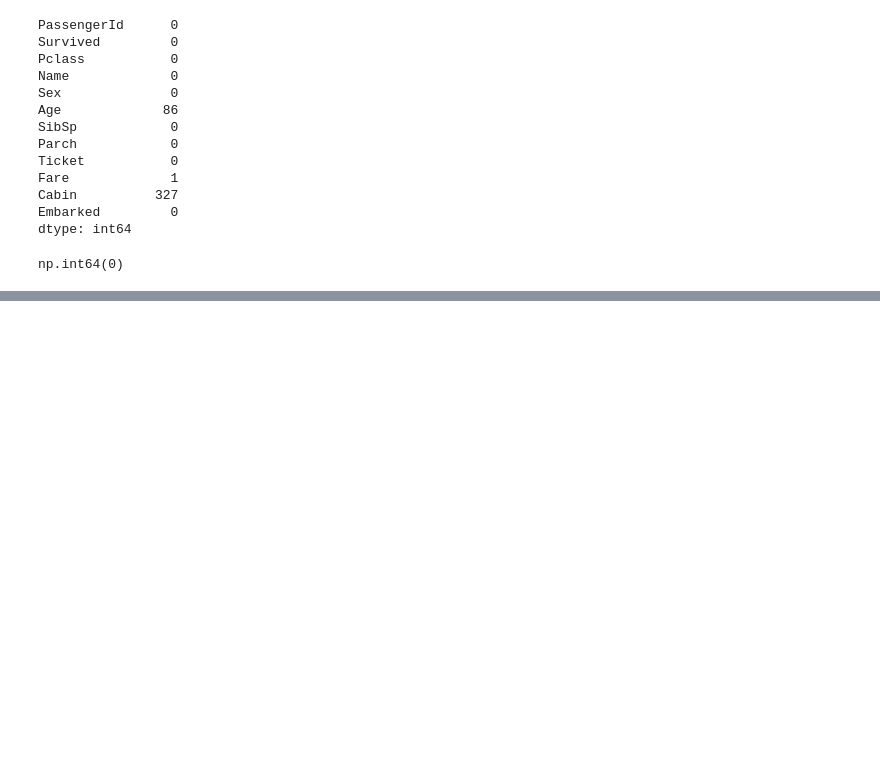
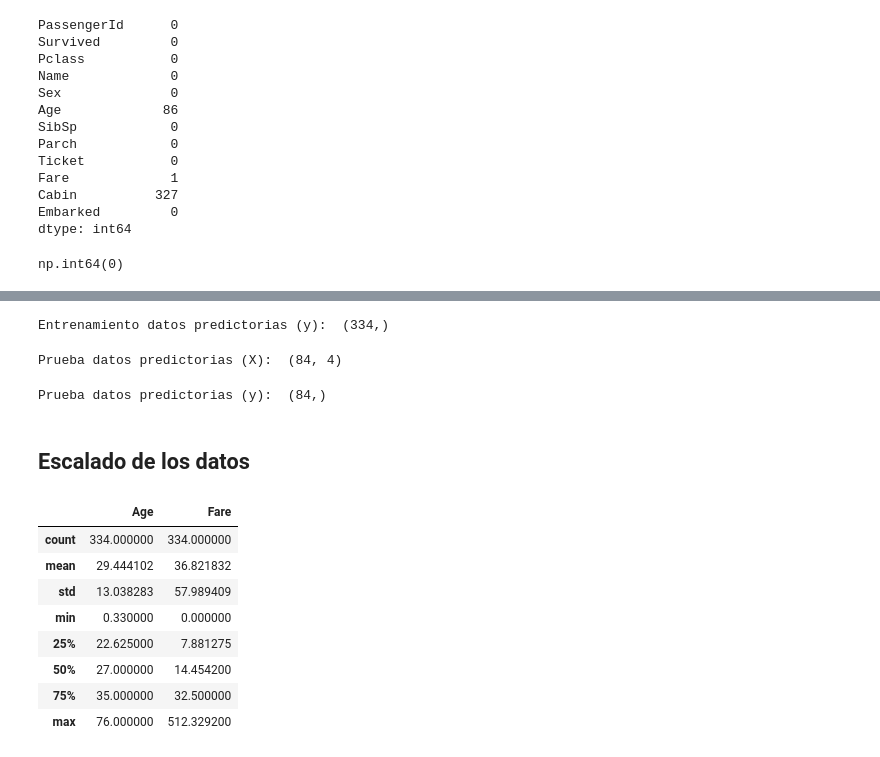
Before and after one commit to Uriel-Montufa/Fundamentos-de-IA, a Jupyter notebook: Laboratorios/Lab14.ipynb, the cells around one changed output, grey strips where cells are left out. Saved outputs shown, nothing was run; the diff lists cells and outputs as text; code cells hidden in the pictures; blank space fills up the shorter version.

```diff
--- a/Laboratorios/Lab14.ipynb
+++ b/Laboratorios/Lab14.ipynb
@@ -115,0 +173,5 @@ plt.figure (figsize=(8,5))
+# %%
+#Lo llenamos con el valor más repetido
+X["Fare"] = X["Fare"].fillna(
+    X["Fare"].mode()[0]
+)
@@ -115,0 +196,7 @@ plt.figure (figsize=(8,5))
+# %%
+# One Hot Encoding: Permite convertir variables de clase en numeros
+X= pd.get_dummies(
+    X,
+    columns=["Sex"],
+    drop_first=True
+)
@@ -115,0 +232,8 @@ plt.figure (figsize=(8,5))
+# %%
+#Dividamos los datos
+X_train, X_test, y_train, y_test = train_test_split(
+    X, #Variables predictoras
+    y, #Variables objetivo
+    test_size = 0.20, #Porcentaje para los datos de prueba
+    random_state=42 #Semilla, para garantizar la reproducibilidad
+)
@@ -115,0 +244,28 @@ plt.figure (figsize=(8,5))
+# %%
+print("Entrenamiento datos predictorias (y): ", y_train.shape)
+# %% [output]
+Entrenamiento datos predictorias (y):  (334,)
+# %%
+print("Prueba datos predictorias (X): ", X_test.shape)
+# %% [output]
+Prueba datos predictorias (X):  (84, 4)
+# %%
+print("Prueba datos predictorias (y): ", y_test.shape)
+# %% [output]
+Prueba datos predictorias (y):  (84,)
+# %% [markdown]
+## Escalado de los datos
+# %%
+columnas_numericas =["Age","Fare"]
+# %%
+X_train[columnas_numericas].describe()
+# %% [output]
+|  | Age | Fare |
+| count | 334.000000 | 334.000000 |
+| mean | 29.444102 | 36.821832 |
+| std | 13.038283 | 57.989409 |
+| min | 0.330000 | 0.000000 |
+| 25% | 22.625000 | 7.881275 |
+| 50% | 27.000000 | 14.454200 |
+| 75% | 35.000000 | 32.500000 |
+| max | 76.000000 | 512.329200 |
```
Also changed, not shown: parts of 40 cells of this notebook, 1 other file.
